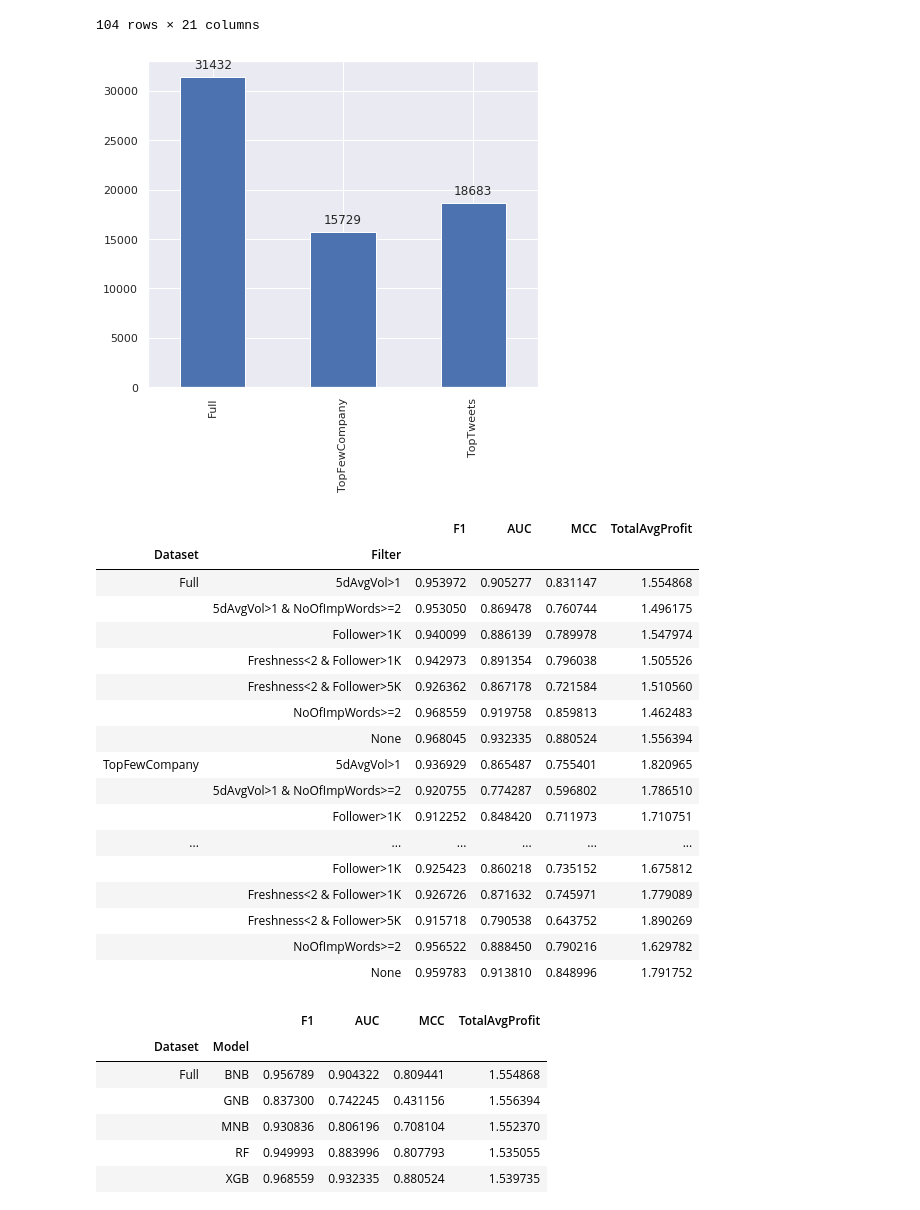
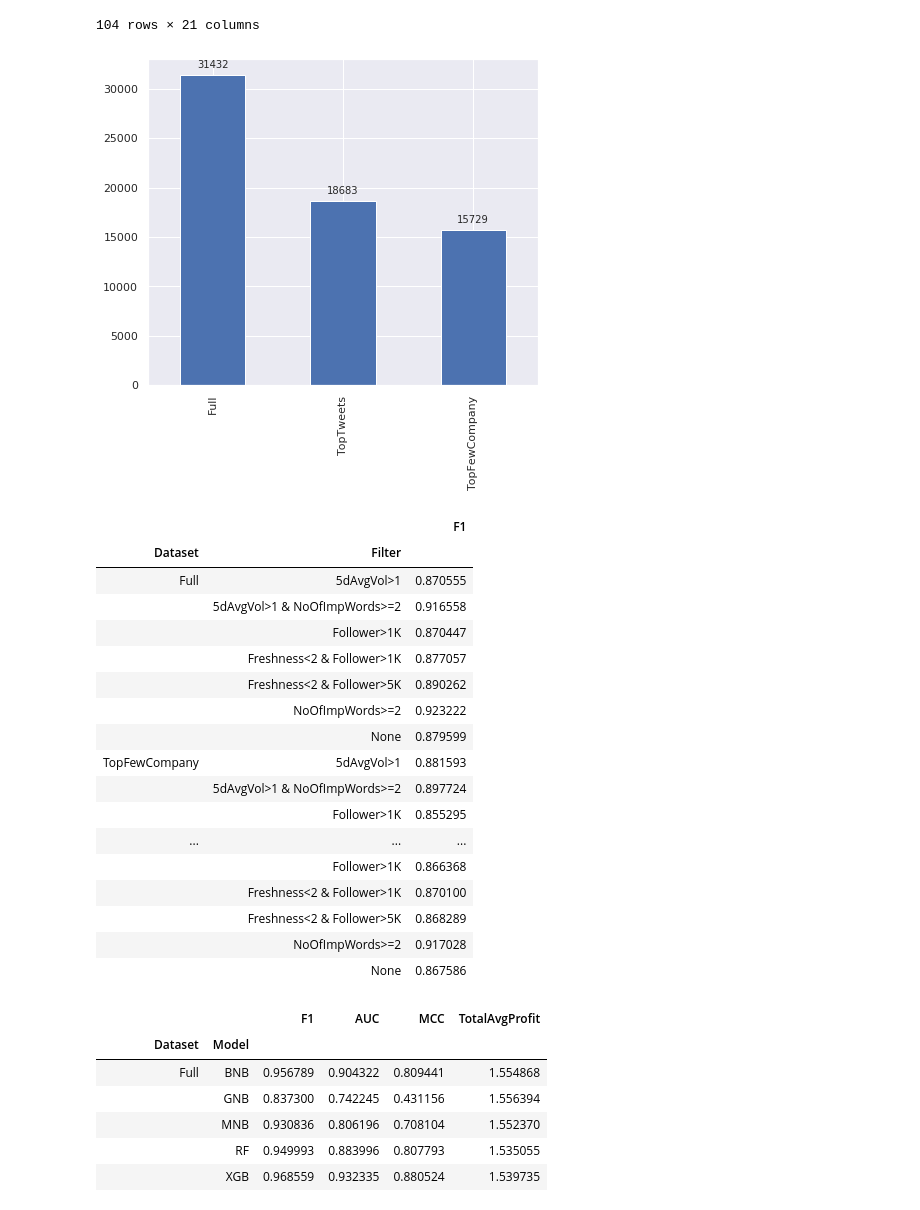
Before and after one commit to KeshavShetty/smitter, a Jupyter notebook: code/jupyter/3. Lexical Result.ipynb, the cells around one changed output. Drawn from its saved outputs; the diff is of its cells as text; code cells hidden in the pictures.

```diff
--- a/code/jupyter/3. Lexical Result.ipynb
+++ b/code/jupyter/3. Lexical Result.ipynb
@@ -50,31 +50,31 @@ model_iteration_info.head(-1)
 # %%
 # Dataset size
 groupBy = model_iteration_info.groupby(['Dataset'])
-chartil.core_barchart_from_series(groupBy['Train_size'].max())
+chartil.core_barchart_from_series(groupBy['Train_size'].max(), optional_settings={'sort_by_value':True})
 # %% [output]
-[figure, old version]
+[figure, new version]
 # %%
 groupBydatasetFilter = model_iteration_info.groupby(['Dataset', 'Filter'])
-groupBydatasetFilter['F1', 'AUC', 'MCC', 'TotalAvgProfit'].max()
+groupBydatasetFilter['F1', 'AUC', 'MCC', 'TotalAvgProfit'].mean()
 # %% [output]
-|  |  | F1 | AUC | MCC | TotalAvgProfit |
-| Dataset | Filter |  |  |  |  |
-| Full | 5dAvgVol>1 | 0.953972 | 0.905277 | 0.831147 | 1.554868 |
-|  | 5dAvgVol>1 & NoOfImpWords>=2 | 0.953050 | 0.869478 | 0.760744 | 1.496175 |
-|  | Follower>1K | 0.940099 | 0.886139 | 0.789978 | 1.547974 |
-|  | Freshness<2 & Follower>1K | 0.942973 | 0.891354 | 0.796038 | 1.505526 |
-|  | Freshness<2 & Follower>5K | 0.926362 | 0.867178 | 0.721584 | 1.510560 |
-|  | NoOfImpWords>=2 | 0.968559 | 0.919758 | 0.859813 | 1.462483 |
-|  | None | 0.968045 | 0.932335 | 0.880524 | 1.556394 |
-| TopFewCompany | 5dAvgVol>1 | 0.936929 | 0.865487 | 0.755401 | 1.820965 |
-|  | 5dAvgVol>1 & NoOfImpWords>=2 | 0.920755 | 0.774287 | 0.596802 | 1.786510 |
-|  | Follower>1K | 0.912252 | 0.848420 | 0.711973 | 1.710751 |
-| ... | ... | ... | ... | ... | ... |
-|  | Follower>1K | 0.925423 | 0.860218 | 0.735152 | 1.675812 |
-|  | Freshness<2 & Follower>1K | 0.926726 | 0.871632 | 0.745971 | 1.779089 |
-|  | Freshness<2 & Follower>5K | 0.915718 | 0.790538 | 0.643752 | 1.890269 |
-|  | NoOfImpWords>=2 | 0.956522 | 0.888450 | 0.790216 | 1.629782 |
-|  | None | 0.959783 | 0.913810 | 0.848996 | 1.791752 |
+|  |  | F1 |
+| Dataset | Filter |  |
+| Full | 5dAvgVol>1 | 0.870555 |
+|  | 5dAvgVol>1 & NoOfImpWords>=2 | 0.916558 |
+|  | Follower>1K | 0.870447 |
+|  | Freshness<2 & Follower>1K | 0.877057 |
+|  | Freshness<2 & Follower>5K | 0.890262 |
+|  | NoOfImpWords>=2 | 0.923222 |
+|  | None | 0.879599 |
+| TopFewCompany | 5dAvgVol>1 | 0.881593 |
+|  | 5dAvgVol>1 & NoOfImpWords>=2 | 0.897724 |
+|  | Follower>1K | 0.855295 |
+| ... | ... | ... |
+|  | Follower>1K | 0.866368 |
+|  | Freshness<2 & Follower>1K | 0.870100 |
+|  | Freshness<2 & Follower>5K | 0.868289 |
+|  | NoOfImpWords>=2 | 0.917028 |
+|  | None | 0.867586 |
 # %%
 groupBydatasetFilter = model_iteration_info.groupby(['Dataset', 'Model'])
 groupBydatasetFilter['F1', 'AUC', 'MCC', 'TotalAvgProfit'].max()
```
Also changed, not shown: 6 other files.
